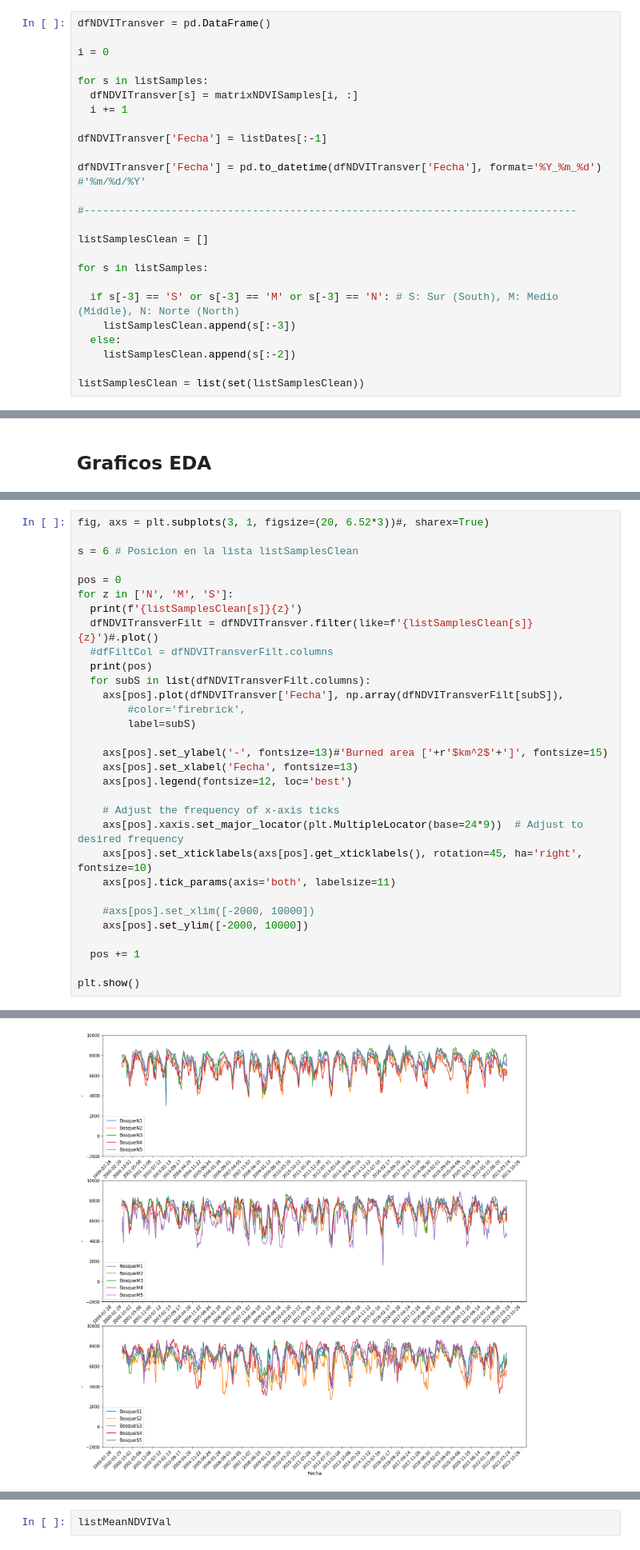
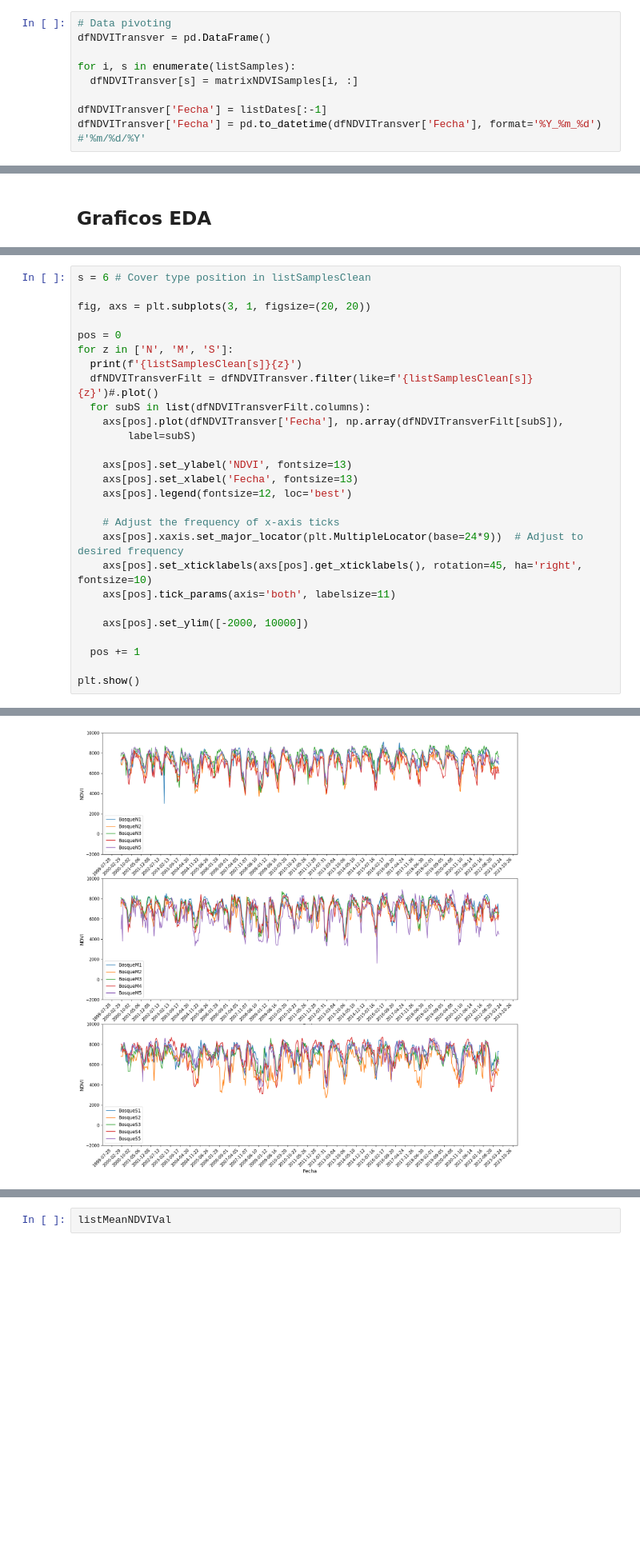
Before and after one commit to francobarrionuevoenv21/ClusteringPaddyFields_Fires_SanJavier, a Jupyter notebook: 03_CoverTypes2022_sampling.ipynb, the cells around one changed output, grey strips where cells are left out. Shown at 80% size. Drawn from its saved outputs; the diff is of its cells as text; blank space fills up the shorter version.

```diff
--- a/03_CoverTypes2022_sampling.ipynb
+++ b/03_CoverTypes2022_sampling.ipynb
@@ -64,27 +52,11 @@ matrixNDVISamples = matrixNDVISamples*10000
 listDates = list(dfLoaded.columns)
 listSamples = list(dfLoaded['Cobertura'])
 # %%
+# Data pivoting
 dfNDVITransver = pd.DataFrame()
 
-i = 0
-
-for s in listSamples:
+for i, s in enumerate(listSamples):
   dfNDVITransver[s] = matrixNDVISamples[i, :]
-  i += 1
 
 dfNDVITransver['Fecha'] = listDates[:-1]
-
 dfNDVITransver['Fecha'] = pd.to_datetime(dfNDVITransver['Fecha'], format='%Y_%m_%d') #'%m/%d/%Y'
-
-#-------------------------------------------------------------------------------
-
-listSamplesClean = []
-
-for s in listSamples:
-
-  if s[-3] == 'S' or s[-3] == 'M' or s[-3] == 'N': # S: Sur (South), M: Medio (Middle), N: Norte (North)
-    listSamplesClean.append(s[:-3])
-  else:
-    listSamplesClean.append(s[:-2])
-
-listSamplesClean = list(set(listSamplesClean))
@@ -103,20 +90,17 @@ listSamplesClean
 # %%
-fig, axs = plt.subplots(3, 1, figsize=(20, 6.52*3))#, sharex=True)
+s = 6 # Cover type position in listSamplesClean
 
-s = 6 # Posicion en la lista listSamplesClean
+fig, axs = plt.subplots(3, 1, figsize=(20, 20))
 
 pos = 0
 for z in ['N', 'M', 'S']:
   print(f'{listSamplesClean[s]}{z}')
   dfNDVITransverFilt = dfNDVITransver.filter(like=f'{listSamplesClean[s]}{z}')#.plot()
-  #dfFiltCol = dfNDVITransverFilt.columns
-  print(pos)
   for subS in list(dfNDVITransverFilt.columns):
     axs[pos].plot(dfNDVITransver['Fecha'], np.array(dfNDVITransverFilt[subS]),
-        #color='firebrick',
         label=subS)
 
-    axs[pos].set_ylabel('-', fontsize=13)#'Burned area ['+r'$km^2$'+']', fontsize=15)
+    axs[pos].set_ylabel('NDVI', fontsize=13)
     axs[pos].set_xlabel('Fecha', fontsize=13)
     axs[pos].legend(fontsize=12, loc='best')
 
@@ -125,7 +109,6 @@ for z in ['N', 'M', 'S']:
     axs[pos].set_xticklabels(axs[pos].get_xticklabels(), rotation=45, ha='right', fontsize=10)
     axs[pos].tick_params(axis='both', labelsize=11)
 
-    #axs[pos].set_xlim([-2000, 10000])
     axs[pos].set_ylim([-2000, 10000])
 
   pos += 1
@@ -141,4 +121,4 @@ BosqueS
-[figure, old version]
+[figure, new version]
 # %% [markdown]
 ## Analisis especifico-Arroceras N-Oct-2010 a Feb-2016
 # %%
```
Also changed, not shown: parts of 10 cells of this notebook.
